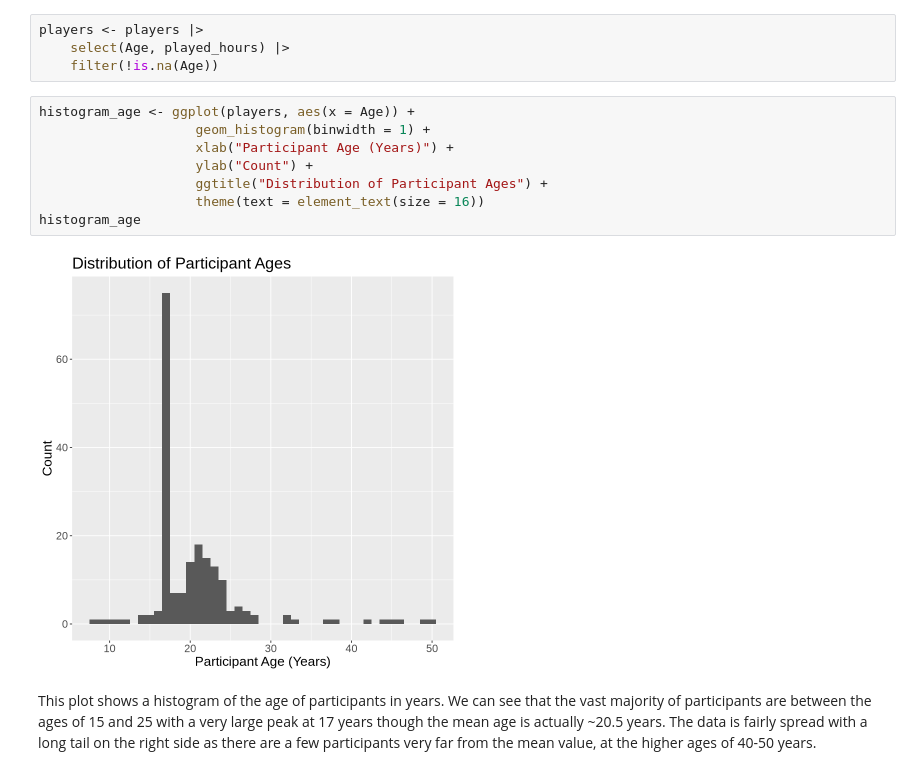
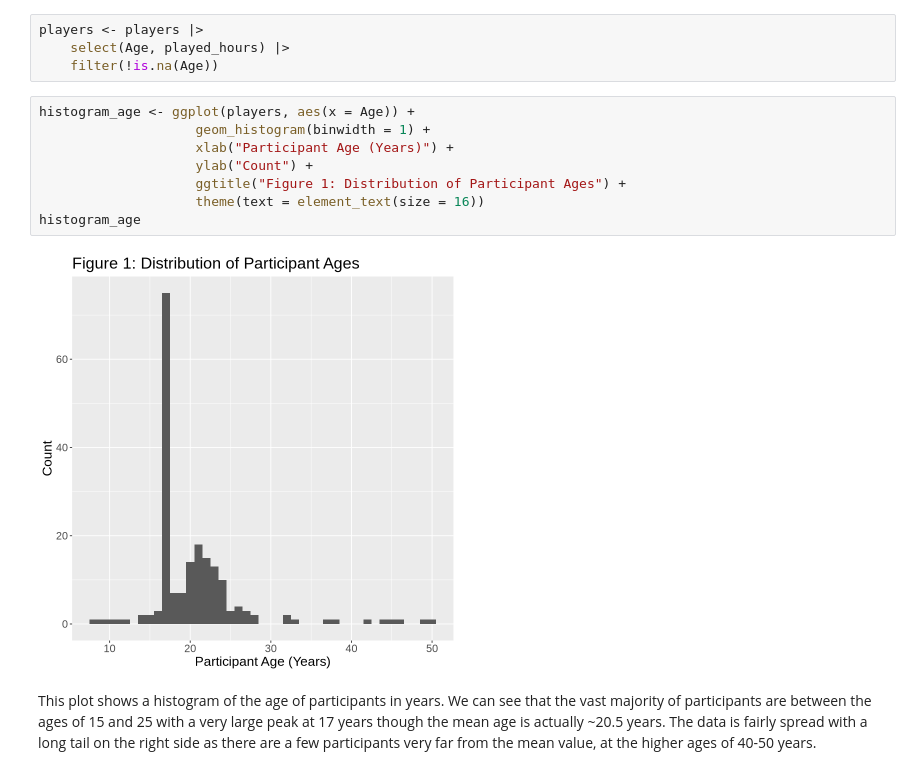
Before and after one commit to Lauryn17/dsci-100-2025-group-25, a Jupyter notebook: project_final.ipynb, the cells around one changed output. Drawn from its saved outputs; the diff is of its cells as text.

Commit message:
Added figure numbers

```diff
--- a/project_final.ipynb
+++ b/project_final.ipynb
@@ -95,13 +110,13 @@ players <- players |>
 # %%
 histogram_age <- ggplot(players, aes(x = Age)) +
                     geom_histogram(binwidth = 1) +
                     xlab("Participant Age (Years)") +
                     ylab("Count") +
-                    ggtitle("Distribution of Participant Ages") +
+                    ggtitle("Figure 1: Distribution of Participant Ages") +
                     theme(text = element_text(size = 16))
 histogram_age
 # %% [output]
-[figure, old version]
+[figure, new version]
 # %% [markdown]
 This plot shows a histogram of the age of participants in years. We can see that the vast majority of participants are between the ages of 15 and 25 with a very large peak at 17 years though the mean age is actually ~20.5 years. The data is fairly spread with a long tail on the right side as there are a few participants very far from the mean value, at the higher ages of 40-50 years.
 # %%
```
Also changed, not shown: parts of 2 cells of this notebook.
